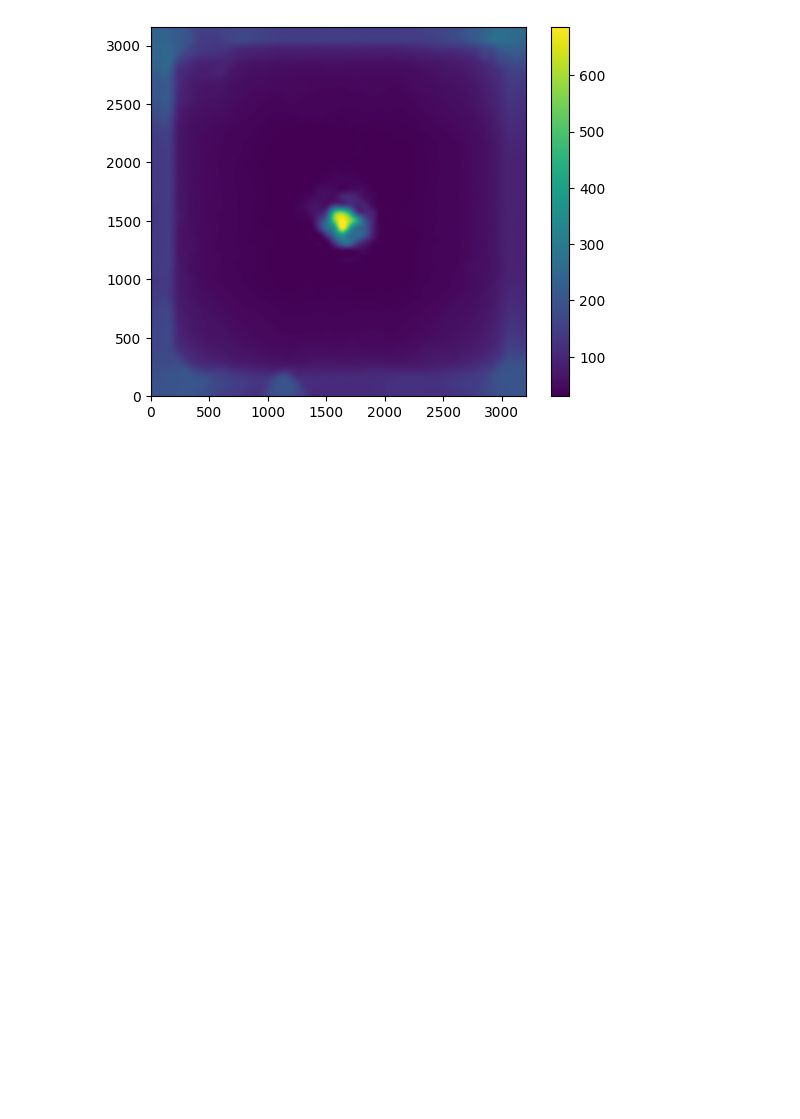
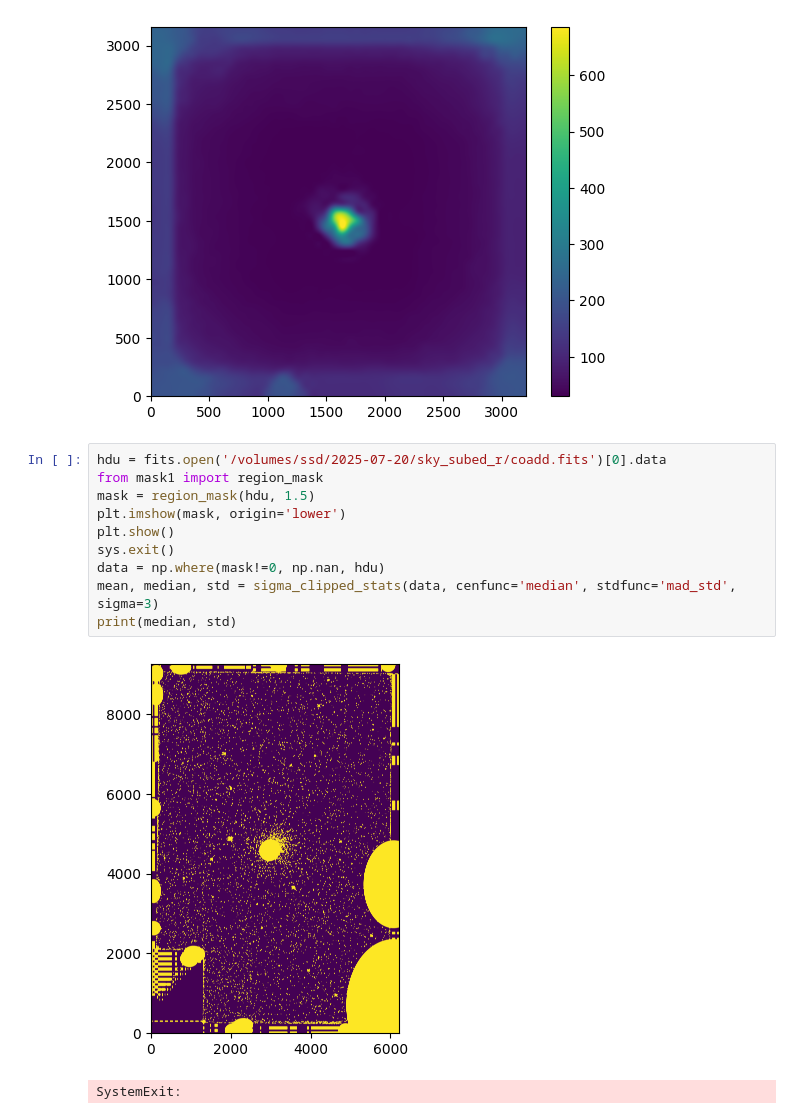
Before and after one commit to iyjang1026/astronomy, a Jupyter notebook: tmp.ipynb, the cells around one changed output. Drawn from its saved outputs; the diff is of its cells as text; blank space fills up the shorter version.

```diff
--- a/tmp.ipynb
+++ b/tmp.ipynb
@@ -39,3 +39,16 @@ plt.colorbar()
 plt.show()
 # %% [output]
 [figure]
+# %%
+hdu = fits.open('/volumes/ssd/2025-07-20/sky_subed_r/coadd.fits')[0].data
+from mask1 import region_mask
+mask = region_mask(hdu, 1.5)
+plt.imshow(mask, origin='lower')
+plt.show()
+sys.exit()
+data = np.where(mask!=0, np.nan, hdu)
+mean, median, std = sigma_clipped_stats(data, cenfunc='median', stdfunc='mad_std', sigma=3)
+print(median, std)
+# %% [output]
+[figure, added]
+SystemExit:
```
Also changed, not shown: 12 other files.
